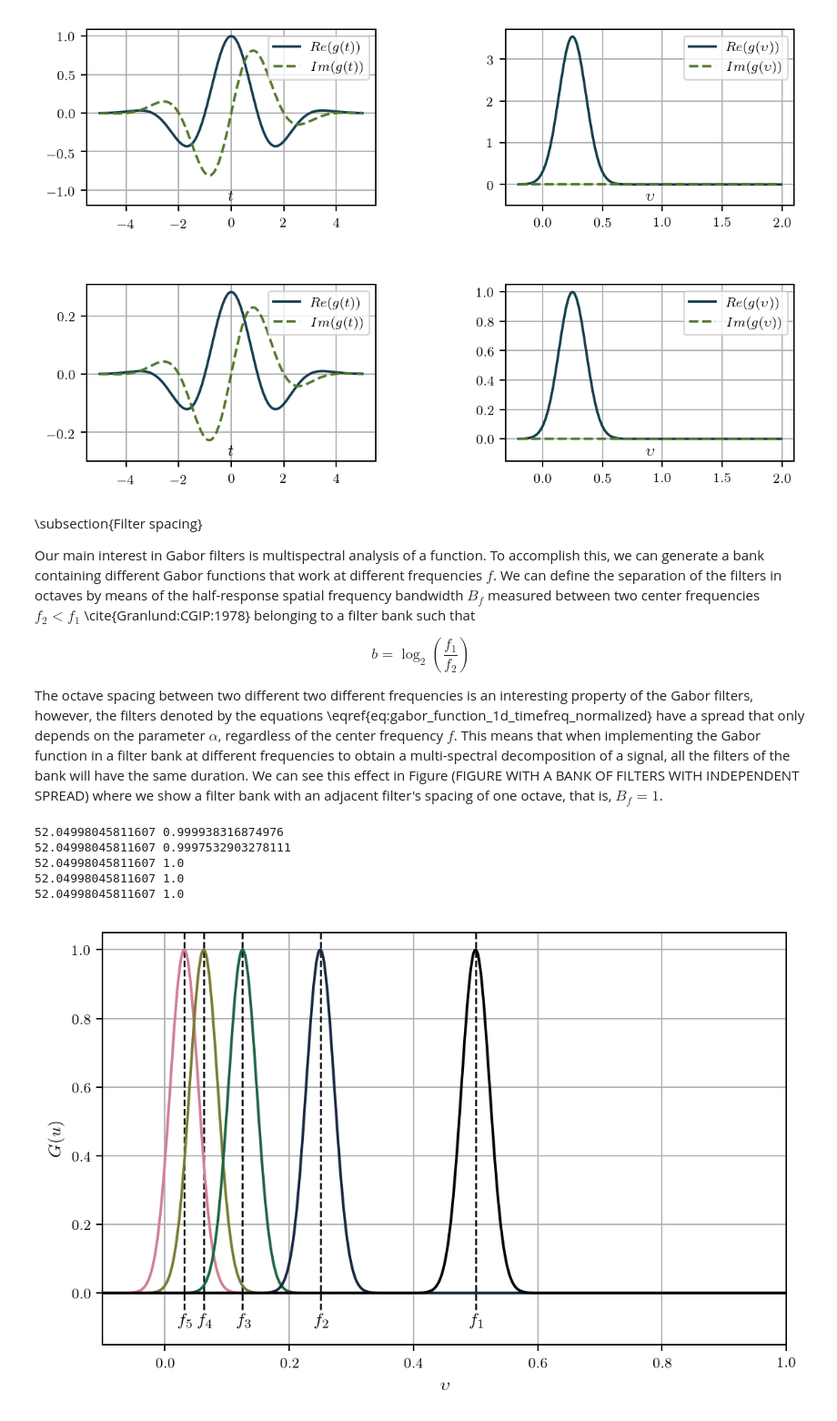
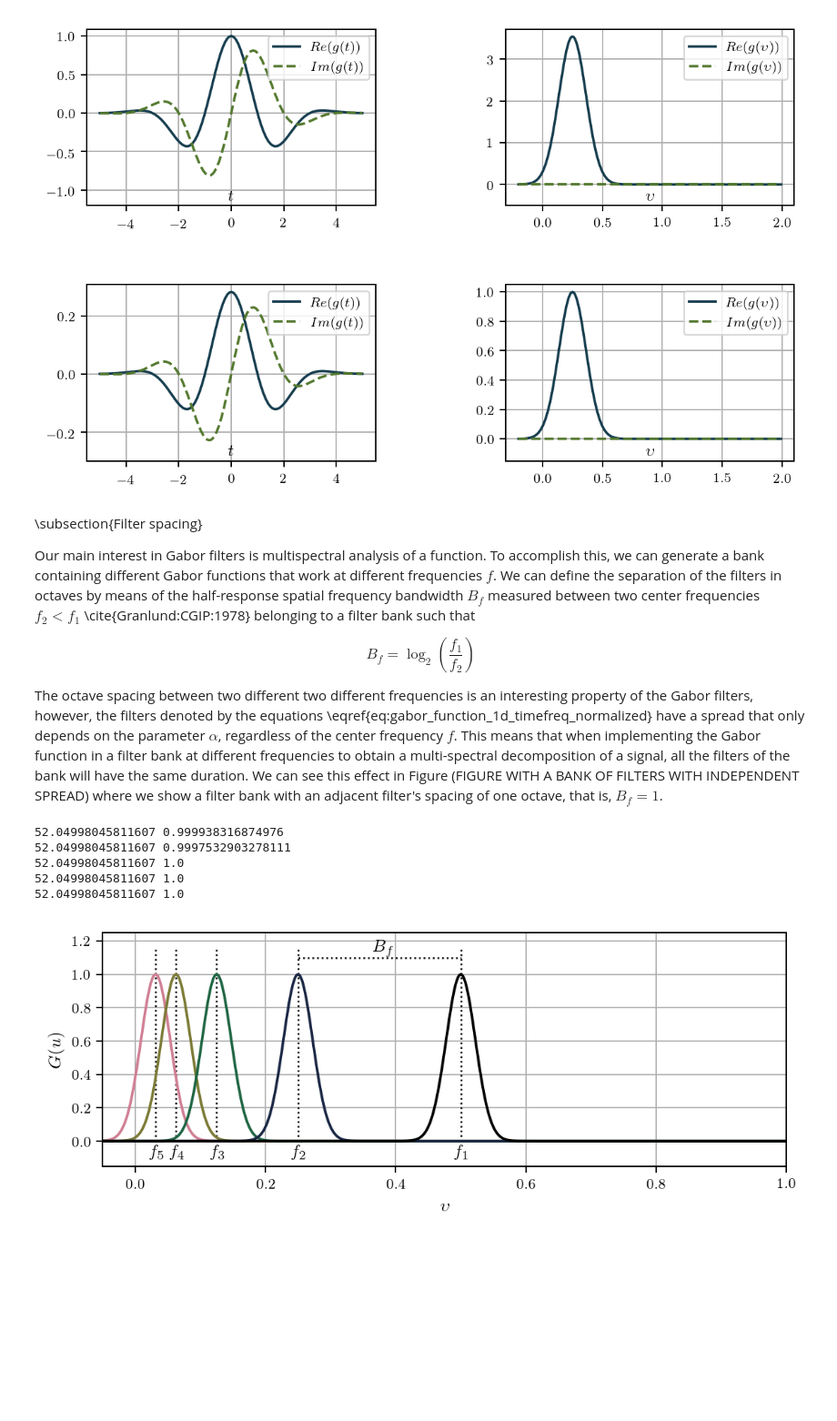
Before and after one commit to CVMethods/thesis_notebooks, a Jupyter notebook: Image spectral decomposition for texture analysis.ipynb, the cells around one changed output. Shown at 91% size. Drawn from its saved outputs; the diff is of its cells as text; code cells hidden in the pictures; blank space fills up the shorter version.

Commit message:
Finish the description of 1-d Gabor filters
Finish the description of Gabor filter spacing and separation of examples for possible appendix.

```diff
--- a/Image spectral decomposition for texture analysis.ipynb
+++ b/Image spectral decomposition for texture analysis.ipynb
@@ -369,7 +368,7 @@ fig.subplots_adjust(top=0.92, bottom=0.08, left=0.10, right=0.95, hspace=0.45, w
 Our main interest in Gabor filters is multispectral analysis of a function. To accomplish this, we can generate a bank containing different Gabor functions that work at different frequencies $f$. We can define the separation of the filters in octaves by means of the half-response spatial frequency bandwidth $B_f$ measured between two center frequencies $f_2 < f_1$ \cite{Granlund:CGIP:1978} belonging to a filter bank such that
 
 \begin{equation}\label{eq:octave_spacing}
-    b = \log_2 \left( \frac{f_1}{f_2} \right)
+    B_f = \log_2 \left( \frac{f_1}{f_2} \right)
 \end{equation}
 
 The octave spacing between two different two different frequencies is an interesting property of the Gabor filters, however, the filters denoted by the equations \eqref{eq:gabor_function_1d_timefreq_normalized} have a spread that only depends on the parameter $\alpha$, regardless of the center frequency $f$. This means that when implementing the Gabor function in a filter bank at different frequencies to obtain a multi-spectral decomposition of a signal, all the filters of the bank will have the same duration. We can see this effect in Figure (FIGURE WITH A BANK OF FILTERS WITH INDEPENDENT SPREAD) where we show a filter bank with an adjacent filter's spacing of one octave, that is, $B_f = 1$.
@@ -390,44 +389,47 @@ frequencies = frequencies[f_low < frequencies][::-1]
 c_vals = np.linspace(0, 0.6, len(frequencies))
 colors = [cm.cubehelix(x) for x in c_vals][::-1]
 
-plt.figure(figsize=set_size(width=width_pt, fraction=1.), dpi=180)
+plt.figure(figsize=set_size(width=width_pt, fraction=1., ratio=0.35), dpi=180)
 # plt.plot(u, np.ones(len(u))*c1, color='k', linestyle='--', lw=1)
 # plt.legend(('$c_1$',))
 for ii, f in enumerate(frequencies):
     alpha = 0.1#f/gamma
     norm_const = np.sqrt(alpha**2/np.pi)
 
     gauss_t = np.exp(- alpha**2 * (t-t_0) **2)
     gt = gauss_t * np.exp(1j* 2 *np.pi * f * t)
 
     gauss_f = np.exp(- (np.pi/alpha)**2 * (u-f)**2)
     gf = gauss_f #* np.exp(-1j* 2*np.pi * (u-f) * t_0)
     gf *= np.sqrt(np.pi/alpha**2)
 
     gt_norm = gt * norm_const
     gf_norm = gf * norm_const
 
-    plt.vlines(f, -0.05, 1.2, color='k', linestyle='--', label=r'$f$', lw=1)
-    plt.text((f-0.01), -0.1, r'$f_%d$'%(len(frequencies)-ii), rotation=0)
+    plt.vlines(f, 0, 1.15, color='k', linestyle=':', lw=1)
+    plt.text((f-0.01), -0.11, r'$f_%d$'%(len(frequencies)-ii), rotation=0)
 #     plt.legend(('$c_1$',))
 
     print np.abs(gt_norm).sum(), np.abs(gf_norm).max()
     plt.plot(u, gf_norm.real, c=colors[ii])
-    plt.grid()
-    plt.xlabel(r'$\upsilon$')
-    plt.ylabel(r'$G(u)$')
-    plt.xlim(-0.1, 1)
-    plt.ylim(-0.15, 1.05)
 
+plt.hlines(1.1, frequencies[-2], frequencies[-1], color='k', linestyle=':', label=r'$f$', lw=1)
+plt.text((frequencies[-2]+((frequencies[-1]-frequencies[-2])/2.))-0.01, 1.12, r'$B_f$', rotation=0)
 
-#     plt.savefig(outdir + '1D_time_GaborFilter_%i.png' %(ii), dpi=300, transparent=True)
+plt.grid()
+plt.xlabel(r'$\upsilon$')
+plt.ylabel(r'$G(u)$')
+plt.xlim(-0.05, 1)
+plt.ylim(-0.15, 1.25)
+
+# plt.savefig(outdir + 'GaborFilterbank_freq_1d_octave_spacing.pdf', format='pdf', bbox_inches='tight')
 # %% [output]
 52.04998045811607 0.999938316874976
 52.04998045811607 0.9997532903278111
 52.04998045811607 1.0
 52.04998045811607 1.0
 52.04998045811607 1.0
-[figure, old version]
+[figure, new version]
 # %% [markdown]
 \subsubsection{Frequency crossing point}
 
```
Also changed, not shown: parts of 18 cells of this notebook, 2 other files.
